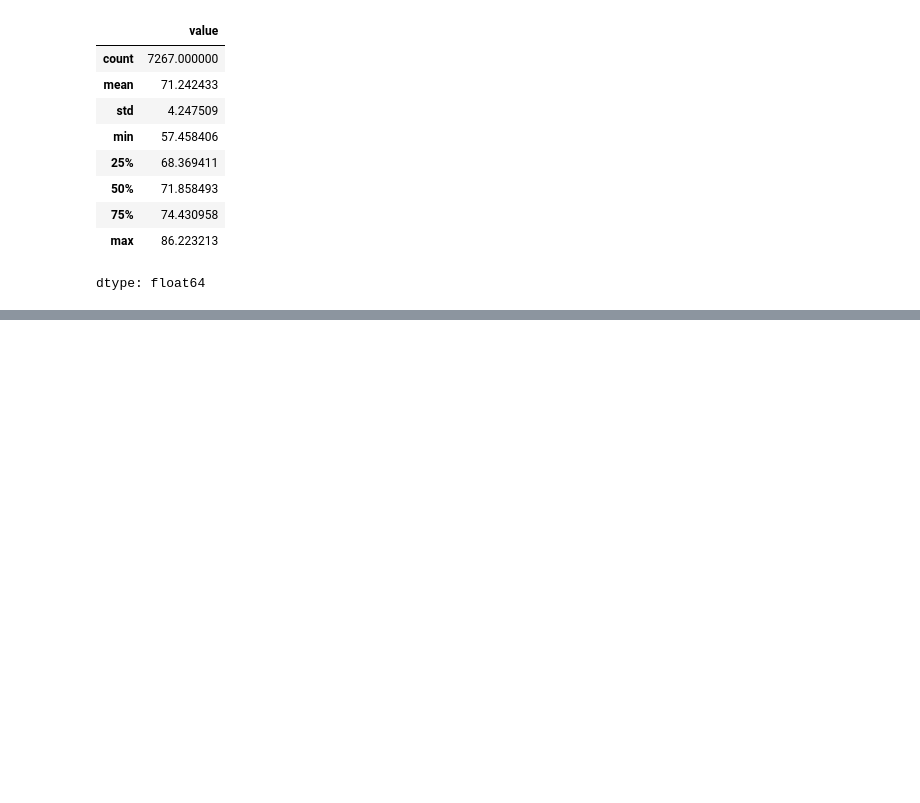
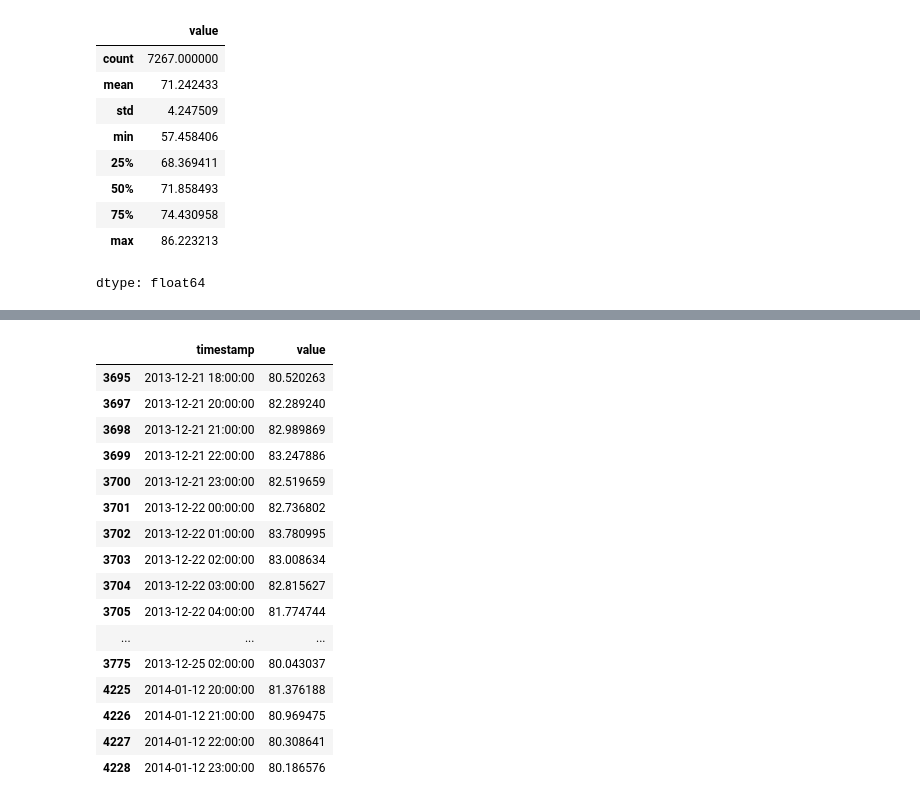
Before and after one commit to faizan-abrar/SignalMind, a Jupyter notebook: notebooks/01_data_exploration.ipynb, the cells around one changed output, grey strips where cells are left out. Saved outputs shown, nothing was run; the diff lists cells and outputs as text; code cells hidden in the pictures; blank space fills up the shorter version.

```diff
--- a/notebooks/01_data_exploration.ipynb
+++ b/notebooks/01_data_exploration.ipynb
@@ -58,0 +75,20 @@ dtype: float64
+# %%
+df[df['value'] > 80]
+# %% [output]
+|  | timestamp | value |
+| 3695 | 2013-12-21 18:00:00 | 80.520263 |
+| 3697 | 2013-12-21 20:00:00 | 82.289240 |
+| 3698 | 2013-12-21 21:00:00 | 82.989869 |
+| 3699 | 2013-12-21 22:00:00 | 83.247886 |
+| 3700 | 2013-12-21 23:00:00 | 82.519659 |
+| 3701 | 2013-12-22 00:00:00 | 82.736802 |
+| 3702 | 2013-12-22 01:00:00 | 83.780995 |
+| 3703 | 2013-12-22 02:00:00 | 83.008634 |
+| 3704 | 2013-12-22 03:00:00 | 82.815627 |
+| 3705 | 2013-12-22 04:00:00 | 81.774744 |
+| ... | ... | ... |
+| 3775 | 2013-12-25 02:00:00 | 80.043037 |
+| 4225 | 2014-01-12 20:00:00 | 81.376188 |
+| 4226 | 2014-01-12 21:00:00 | 80.969475 |
+| 4227 | 2014-01-12 22:00:00 | 80.308641 |
+| 4228 | 2014-01-12 23:00:00 | 80.186576 |
```
Also changed, not shown: parts of 4 cells of this notebook.
